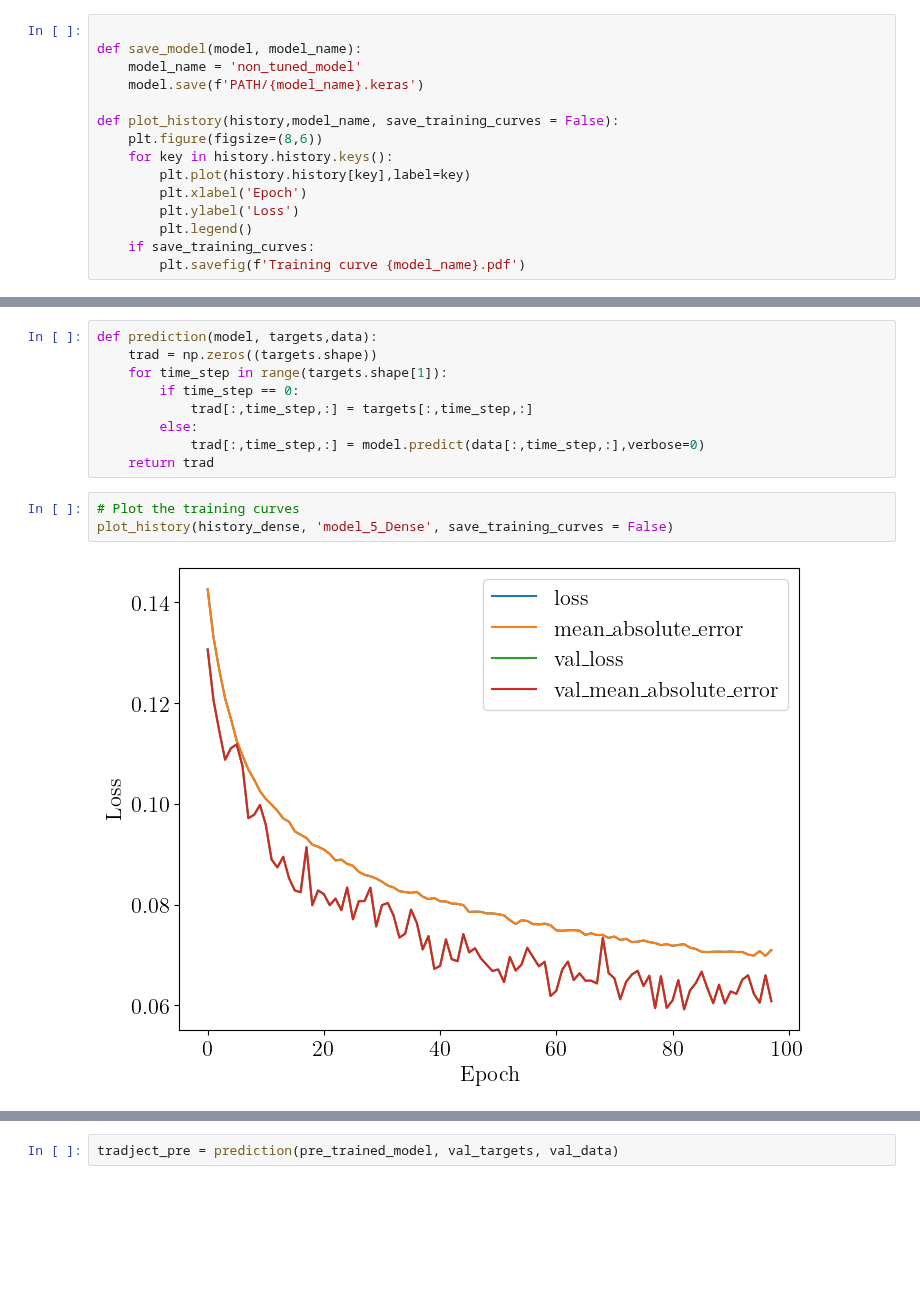
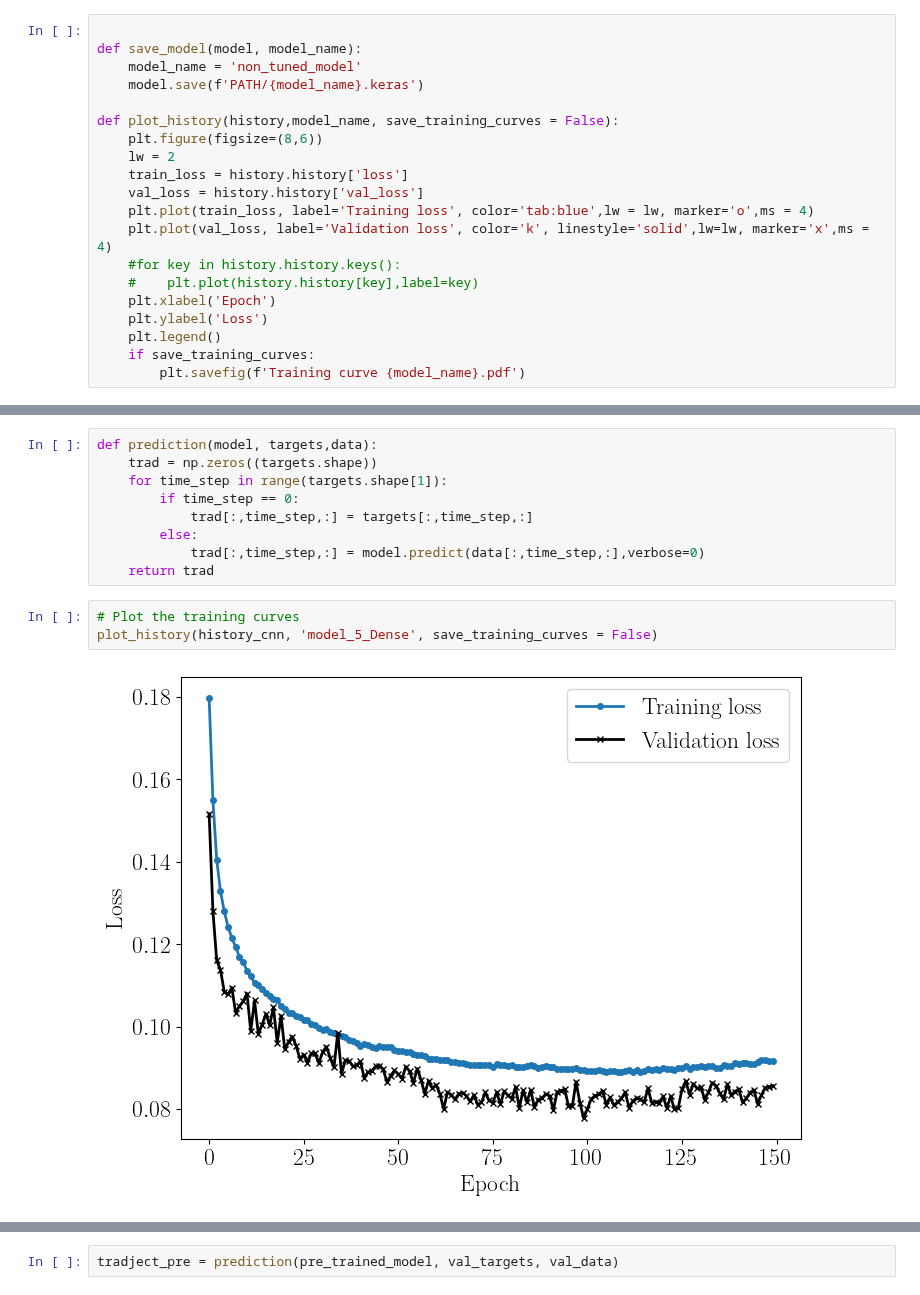
Before and after one commit to stommen/tif285-projects, a Jupyter notebook: project_2/project2_JHOS.ipynb, the cells around one changed output, grey strips where cells are left out. Saved outputs shown, nothing was run; the diff lists cells and outputs as text; blank space fills up the shorter version.

```diff
--- a/project_2/project2_JHOS.ipynb
+++ b/project_2/project2_JHOS.ipynb
@@ -145,11 +144,16 @@ def save_model(model, model_name):
 
 def plot_history(history,model_name, save_training_curves = False):
     plt.figure(figsize=(8,6))
-    for key in history.history.keys():
-        plt.plot(history.history[key],label=key)
-        plt.xlabel('Epoch')
-        plt.ylabel('Loss')
-        plt.legend()
+    lw = 2
+    train_loss = history.history['loss']
+    val_loss = history.history['val_loss']
+    plt.plot(train_loss, label='Training loss', color='tab:blue',lw = lw, marker='o',ms = 4)
+    plt.plot(val_loss, label='Validation loss', color='k', linestyle='solid',lw=lw, marker='x',ms = 4)
+    #for key in history.history.keys():
+    #    plt.plot(history.history[key],label=key)
+    plt.xlabel('Epoch')
+    plt.ylabel('Loss')
+    plt.legend()
     if save_training_curves:
         plt.savefig(f'Training curve {model_name}.pdf')
 # %%
@@ -274,7 +294,7 @@ def prediction(model, targets,data):
     return trad
 # %%
 # Plot the training curves
-plot_history(history_dense, 'model_5_Dense', save_training_curves = False)
+plot_history(history_cnn, 'model_5_Dense', save_training_curves = False)
 # %% [output]
-[figure, old version]
+[figure, new version]
 # %%
```
Also changed, not shown: parts of 7 cells of this notebook.
